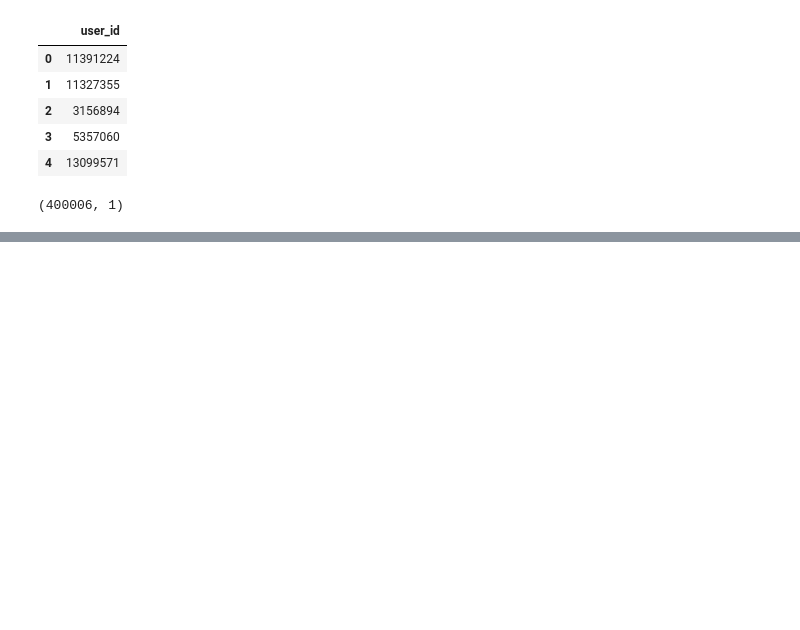
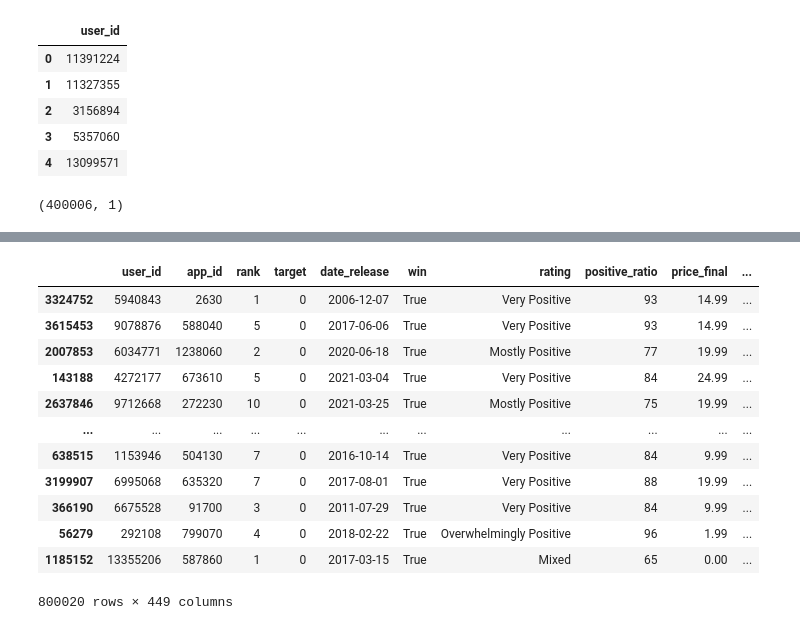
Before and after one commit to Toothless-1/Games_RecSys, a Jupyter notebook: MaMPA2.ipynb, the cells around one changed output, grey strips where cells are left out. Saved outputs shown, nothing was run; the diff lists cells and outputs as text; code cells hidden in the pictures; blank space fills up the shorter version.

```diff
--- a/MaMPA2.ipynb
+++ b/MaMPA2.ipynb
@@ -209,0 +406,16 @@ candidates.head()
+# %%
+ctb_test
+# %% [output]
+|  | user_id | app_id | rank | target | date_release | win | rating | positive_ratio | price_final | ... |
+| 3324752 | 5940843 | 2630 | 1 | 0 | 2006-12-07 | True | Very Positive | 93 | 14.99 | ... |
+| 3615453 | 9078876 | 588040 | 5 | 0 | 2017-06-06 | True | Very Positive | 93 | 14.99 | ... |
+| 2007853 | 6034771 | 1238060 | 2 | 0 | 2020-06-18 | True | Mostly Positive | 77 | 19.99 | ... |
+| 143188 | 4272177 | 673610 | 5 | 0 | 2021-03-04 | True | Very Positive | 84 | 24.99 | ... |
+| 2637846 | 9712668 | 272230 | 10 | 0 | 2021-03-25 | True | Mostly Positive | 75 | 19.99 | ... |
+| ... | ... | ... | ... | ... | ... | ... | ... | ... | ... | ... |
+| 638515 | 1153946 | 504130 | 7 | 0 | 2016-10-14 | True | Very Positive | 84 | 9.99 | ... |
+| 3199907 | 6995068 | 635320 | 7 | 0 | 2017-08-01 | True | Very Positive | 88 | 19.99 | ... |
+| 366190 | 6675528 | 91700 | 3 | 0 | 2011-07-29 | True | Very Positive | 84 | 9.99 | ... |
+| 56279 | 292108 | 799070 | 4 | 0 | 2018-02-22 | True | Overwhelmingly Positive | 96 | 1.99 | ... |
+| 1185152 | 13355206 | 587860 | 1 | 0 | 2017-03-15 | True | Mixed | 65 | 0.00 | ... |
+800020 rows × 449 columns
```
Also changed, not shown: parts of 42 cells of this notebook.
